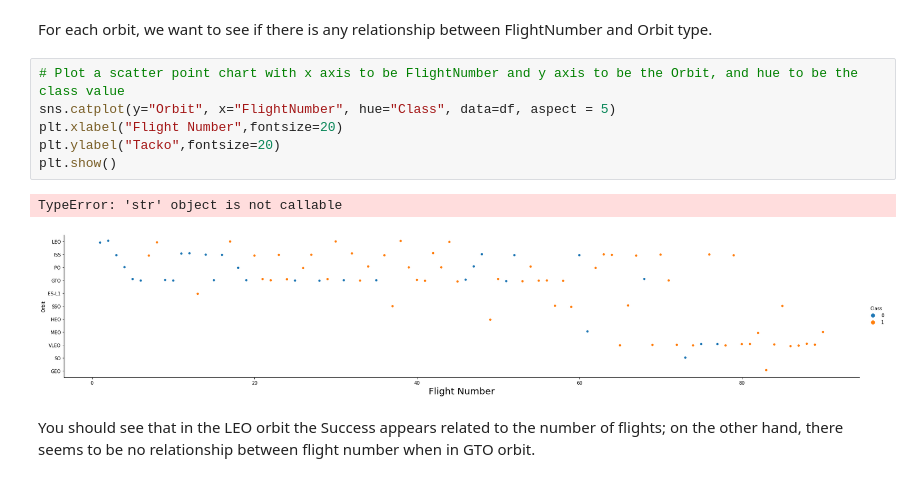
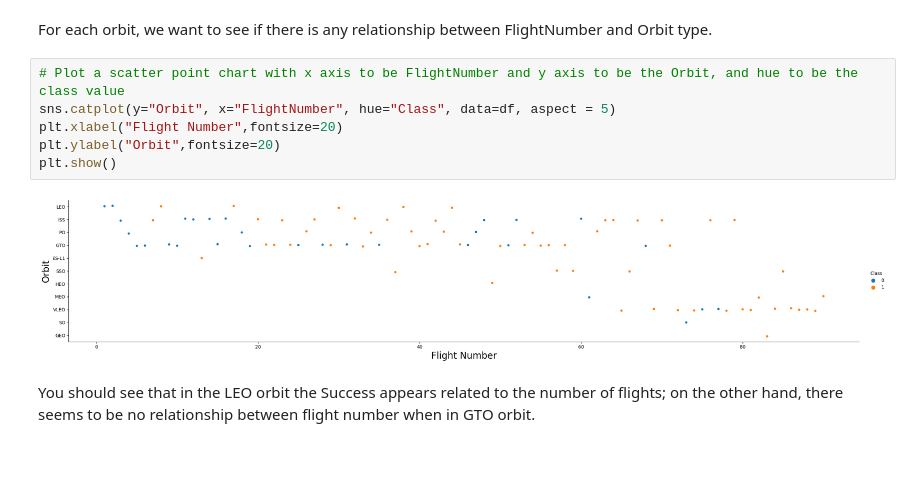
Before and after one commit to JonusBurger/CapStone, a Jupyter notebook: EDA CAPSTONE with PYTHON.ipynb, the cells around one changed output. Saved outputs shown, nothing was run; the diff lists cells and outputs as text.

```diff
--- a/EDA CAPSTONE with PYTHON.ipynb
+++ b/EDA CAPSTONE with PYTHON.ipynb
@@ -130,12 +132,11 @@ For each orbit, we want to see if there is any relationship between FlightNumber
 # %%
 # Plot a scatter point chart with x axis to be FlightNumber and y axis to be the Orbit, and hue to be the class value
 sns.catplot(y="Orbit", x="FlightNumber", hue="Class", data=df, aspect = 5)
 plt.xlabel("Flight Number",fontsize=20)
-plt.ylabel("Tacko",fontsize=20)
+plt.ylabel("Orbit",fontsize=20)
 plt.show()
 # %% [output]
-TypeError: 'str' object is not callable
-[figure, old version]
+[figure, new version]
 # %% [markdown]
 You should see that in the LEO orbit the Success appears related to the number of flights; on the other hand, there seems to be no relationship between flight number when in GTO orbit.
 # %% [markdown]
```
Also changed, not shown: parts of 6 cells of this notebook, 10 other files.
